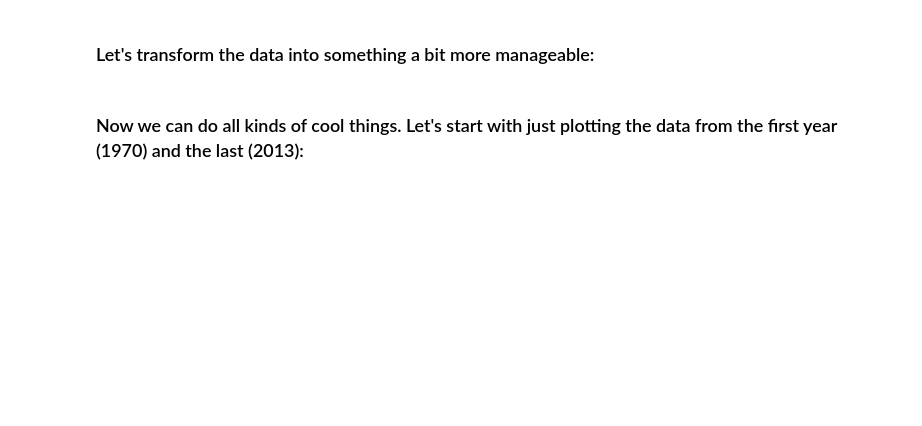
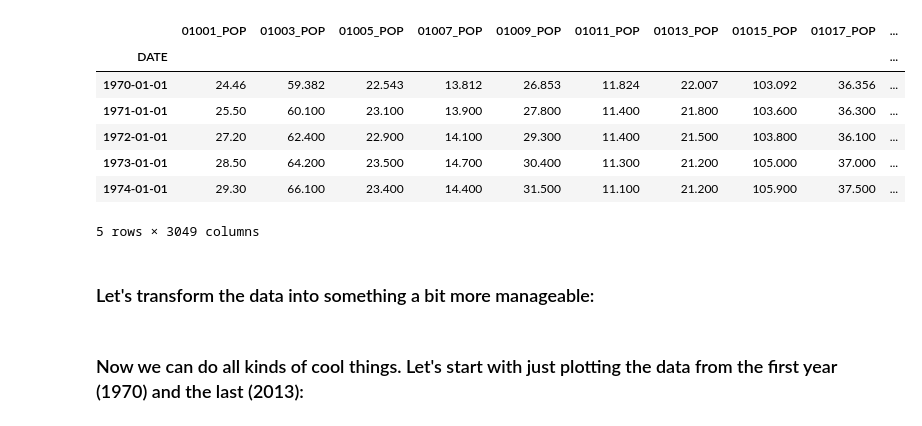
Before and after one commit to thomasbkahn/PCPI-vs-POP, a Jupyter notebook: demo.ipynb, the cells around one changed output. Cells and saved outputs as stored; diff of their text form; code cells hidden in the pictures; blank space fills up the shorter version.

```diff
--- a/demo.ipynb
+++ b/demo.ipynb
@@ -44,0 +38,5 @@ PCPI_data.drop(to_remove, axis=1, inplace=True)
+# %%
+PCPI_data = pd.read_pickle('PCPI_agg.p')
+POP_data  = pd.read_pickle('POP_agg.p')
+
+counties  = analysis.get_county_dict('national_county.txt')
@@ -45,3 +78,15 @@ PCPI_data.drop(to_remove, axis=1, inplace=True)
+# %%
+POP_data.head()
+# In units of thousands
+# %% [output]
+|  | 01001_POP | 01003_POP | 01005_POP | 01007_POP | 01009_POP | 01011_POP | 01013_POP | 01015_POP | 01017_POP | ... |
+| DATE |  |  |  |  |  |  |  |  |  | ... |
+| 1970-01-01 | 24.46 | 59.382 | 22.543 | 13.812 | 26.853 | 11.824 | 22.007 | 103.092 | 36.356 | ... |
+| 1971-01-01 | 25.50 | 60.100 | 23.100 | 13.900 | 27.800 | 11.400 | 21.800 | 103.600 | 36.300 | ... |
+| 1972-01-01 | 27.20 | 62.400 | 22.900 | 14.100 | 29.300 | 11.400 | 21.500 | 103.800 | 36.100 | ... |
+| 1973-01-01 | 28.50 | 64.200 | 23.500 | 14.700 | 30.400 | 11.300 | 21.200 | 105.000 | 37.000 | ... |
+| 1974-01-01 | 29.30 | 66.100 | 23.400 | 14.400 | 31.500 | 11.100 | 21.200 | 105.900 | 37.500 | ... |
+5 rows × 3049 columns
 # %% [markdown]
 ### Let's transform the data into something a bit more manageable:
 # %%
```
Also changed, not shown: parts of 25 cells of this notebook, 4 other files.
